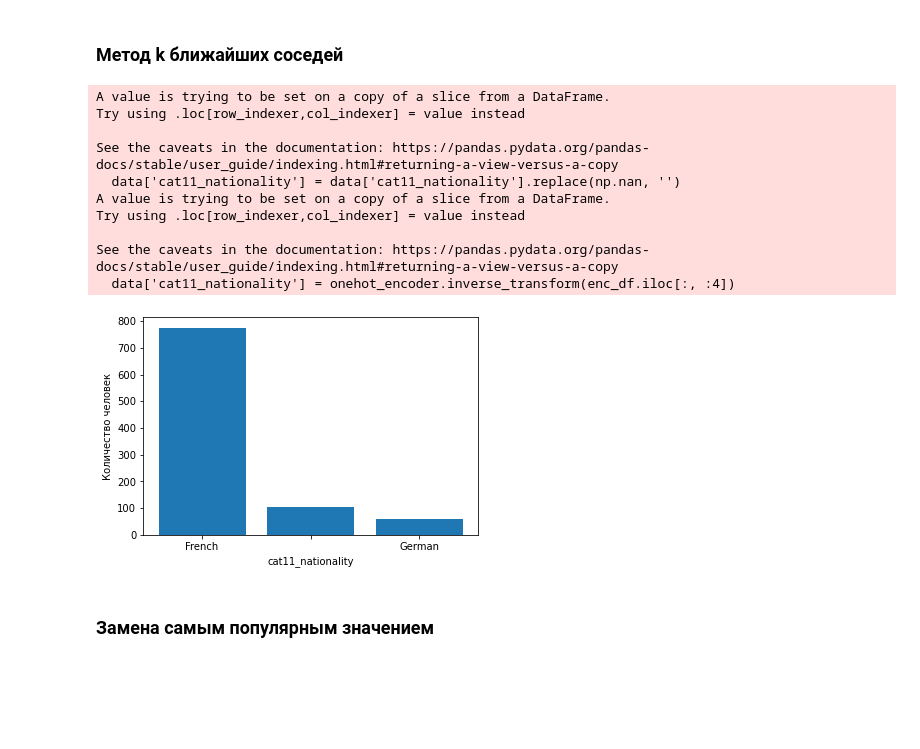
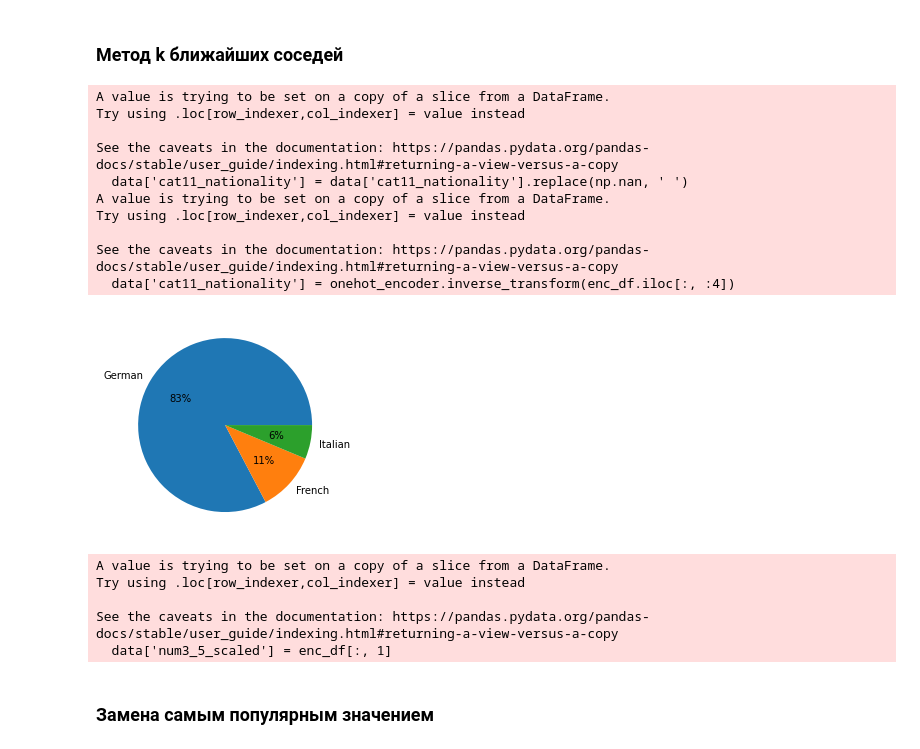
Before and after one commit to L1tewave/stohastic-object-models, a Jupyter notebook: practice_2/practice_2.ipynb, the cells around one changed output. Drawn from its saved outputs; the diff is of its cells as text; code cells hidden in the pictures; blank space fills up the shorter version.

```diff
--- a/practice_2/practice_2.ipynb
+++ b/practice_2/practice_2.ipynb
@@ -272,36 +272,52 @@ array([-1.21572864e-01, -6.63251247e-02, -4.66452580e-01, -5.52703162e-01,
 # %%
 # Onehot encoding
 onehot_encoder = OneHotEncoder(handle_unknown='ignore')
-data['cat11_nationality'] = data['cat11_nationality'].replace(np.nan, '')
+data['cat11_nationality'] = data['cat11_nationality'].replace(np.nan, ' ')
 onehot_encoder.fit(data[['cat11_nationality']])
 enc_df = pd.DataFrame(onehot_encoder.transform(data[['cat11_nationality']]).toarray())
 enc_df[1] = np.where(enc_df[0] == 1, np.nan, enc_df[1])
 enc_df[2] = np.where(enc_df[0] == 1, np.nan, enc_df[2])
 enc_df[3] = np.where(enc_df[0] == 1, np.nan, enc_df[3])
 enc_df[4] = data.num1_5_scaled
 enc_df = enc_df.drop(columns=[0])
 
 knn_imputer = KNNImputer()
 enc_df = pd.DataFrame(knn_imputer.fit_transform(enc_df))
 
-max_value_index = enc_df.idxmax(axis = 1)
-enc_df[2] = np.where((enc_df[2] >= enc_df[0]) & (enc_df[2] >= enc_df[1]), 1, 0)
-enc_df[1] = np.where((enc_df[1] >= enc_df[0]) & (enc_df[1] >= enc_df[2]), 1, 0)
-enc_df[0] = np.where((enc_df[0] >= enc_df[1]) & (enc_df[0] >= enc_df[2]), 1, 0)
+enc_df[3] = np.zeros(len(enc_df.index))
+enc_df[2] = np.where((enc_df[2] >= enc_df[1]) & (enc_df[2] > enc_df[0]), 1, 0)
+enc_df[1] = np.where((enc_df[1] > enc_df[2]) & (enc_df[1] >= enc_df[0]), 1, 0)
+enc_df[0] = np.where((enc_df[0] > enc_df[1]) & (enc_df[0] >= enc_df[2]), 1, 0)
+
+enc_df= enc_df[[3, 0, 1, 2]]
+
 data['cat11_nationality'] = onehot_encoder.inverse_transform(enc_df.iloc[:, :4])
-вф
+
+# Изначальное соотношение почти не поменялось
+counts = Counter(data['cat11_nationality'].dropna())
+plt.pie(counts.values(), labels=counts.keys(), autopct='%1.0f%%')
+plt.show()
 # %% [output]
 A value is trying to be set on a copy of a slice from a DataFrame.
 Try using .loc[row_indexer,col_indexer] = value instead
 
 See the caveats in the documentation: https://pandas.pydata.org/pandas-docs/stable/user_guide/indexing.html#returning-a-view-versus-a-copy
-  data['cat11_nationality'] = data['cat11_nationality'].replace(np.nan, '')
+  data['cat11_nationality'] = data['cat11_nationality'].replace(np.nan, ' ')
 A value is trying to be set on a copy of a slice from a DataFrame.
 Try using .loc[row_indexer,col_indexer] = value instead
 
 See the caveats in the documentation: https://pandas.pydata.org/pandas-docs/stable/user_guide/indexing.html#returning-a-view-versus-a-copy
   data['cat11_nationality'] = onehot_encoder.inverse_transform(enc_df.iloc[:, :4])
-[figure, old version]
+[figure, new version]
+# %%
+enc_df = knn_imputer.fit_transform(data[['num1_5_scaled', 'num3_5_scaled']])
+data['num3_5_scaled'] = enc_df[:, 1]
+# %% [output]
+A value is trying to be set on a copy of a slice from a DataFrame.
+Try using .loc[row_indexer,col_indexer] = value instead
+
+See the caveats in the documentation: https://pandas.pydata.org/pandas-docs/stable/user_guide/indexing.html#returning-a-view-versus-a-copy
+  data['num3_5_scaled'] = enc_df[:, 1]
 # %% [markdown]
 ### Замена самым популярным значением
 # %%
```
Also changed, not shown: parts of 3 cells of this notebook.
